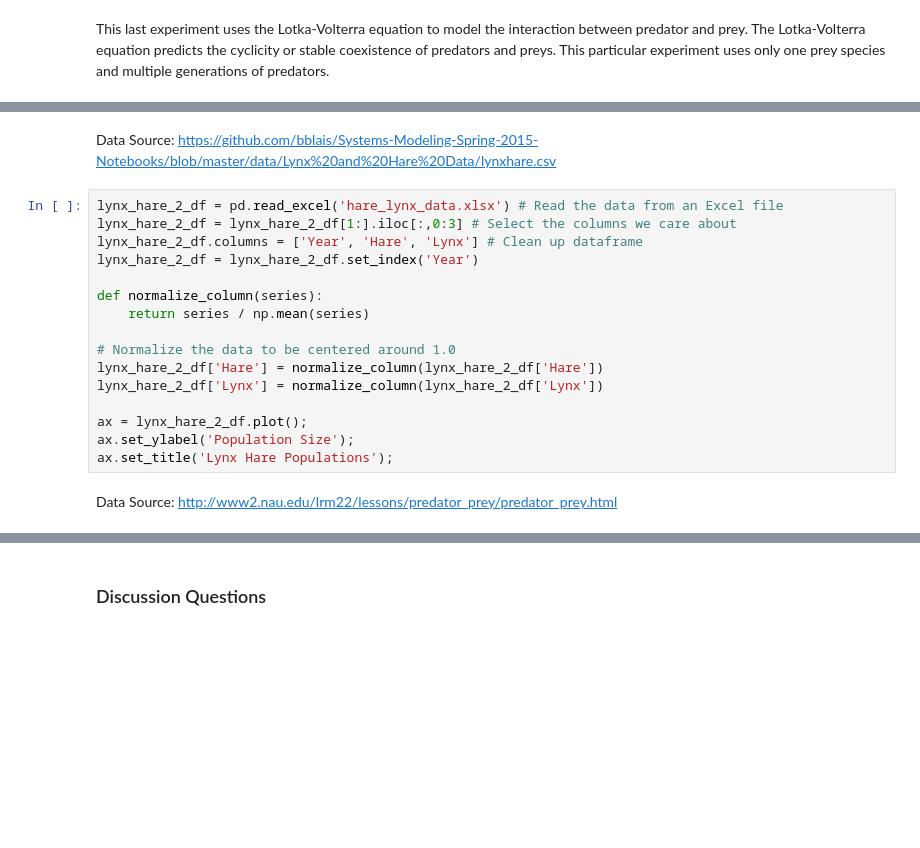
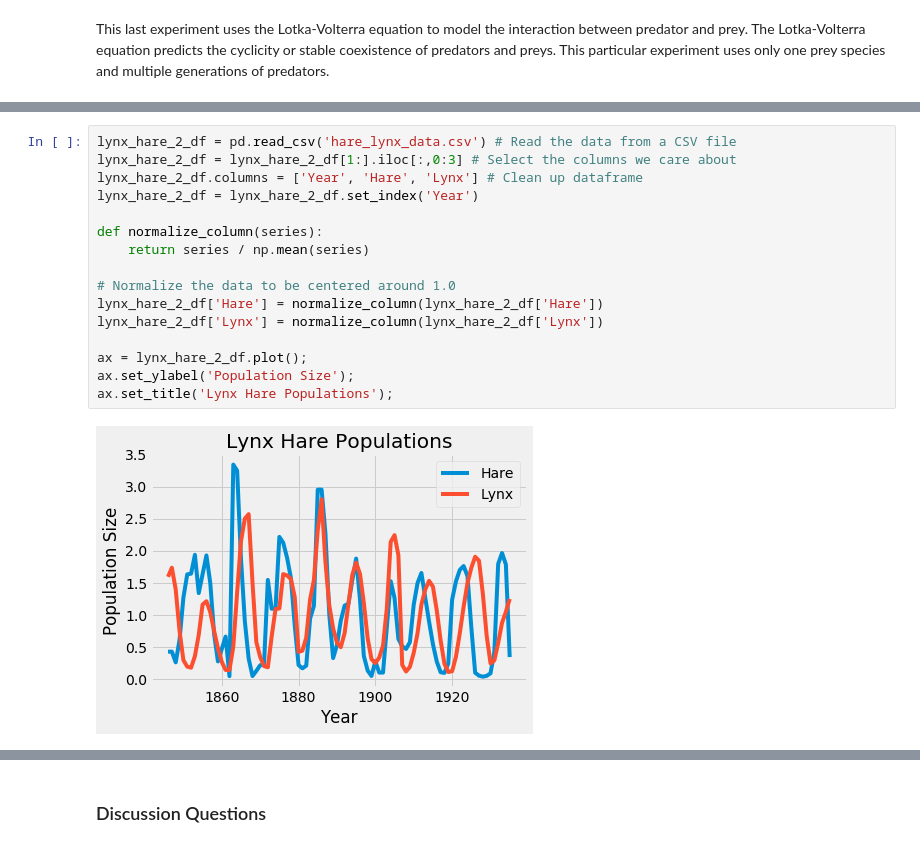
Before and after one commit to ds-modules/Bio-1B, a Jupyter notebook: Predator Prey/Predator Prey Notebook.ipynb, the cells around one changed output, grey strips where cells are left out. Saved outputs shown, nothing was run; the diff lists cells and outputs as text; blank space fills up the shorter version.

Commit message:
edits to both notebooks

```diff
--- a/Predator Prey/Predator Prey Notebook.ipynb
+++ b/Predator Prey/Predator Prey Notebook.ipynb
@@ -194,21 +199,18 @@ ax.set_title('Lynx Hare Populations');
-# %% [markdown]
-Data Source:
-https://github.com/bblais/Systems-Modeling-Spring-2015-Notebooks/blob/master/data/Lynx%20and%20Hare%20Data/lynxhare.csv
 # %%
-lynx_hare_2_df = pd.read_excel('hare_lynx_data.xlsx') # Read the data from an Excel file
+lynx_hare_2_df = pd.read_csv('hare_lynx_data.csv') # Read the data from a CSV file
 lynx_hare_2_df = lynx_hare_2_df[1:].iloc[:,0:3] # Select the columns we care about
 lynx_hare_2_df.columns = ['Year', 'Hare', 'Lynx'] # Clean up dataframe
 lynx_hare_2_df = lynx_hare_2_df.set_index('Year')
 
 def normalize_column(series):
     return series / np.mean(series)
 
 # Normalize the data to be centered around 1.0
 lynx_hare_2_df['Hare'] = normalize_column(lynx_hare_2_df['Hare'])
 lynx_hare_2_df['Lynx'] = normalize_column(lynx_hare_2_df['Lynx'])
 
 ax = lynx_hare_2_df.plot();
 ax.set_ylabel('Population Size');
 ax.set_title('Lynx Hare Populations');
+# %% [output]
+[figure, added]
-# %% [markdown]
-Data Source: http://www2.nau.edu/lrm22/lessons/predator_prey/predator_prey.html
```
Also changed, not shown: parts of 39 cells of this notebook, 3 other files.
